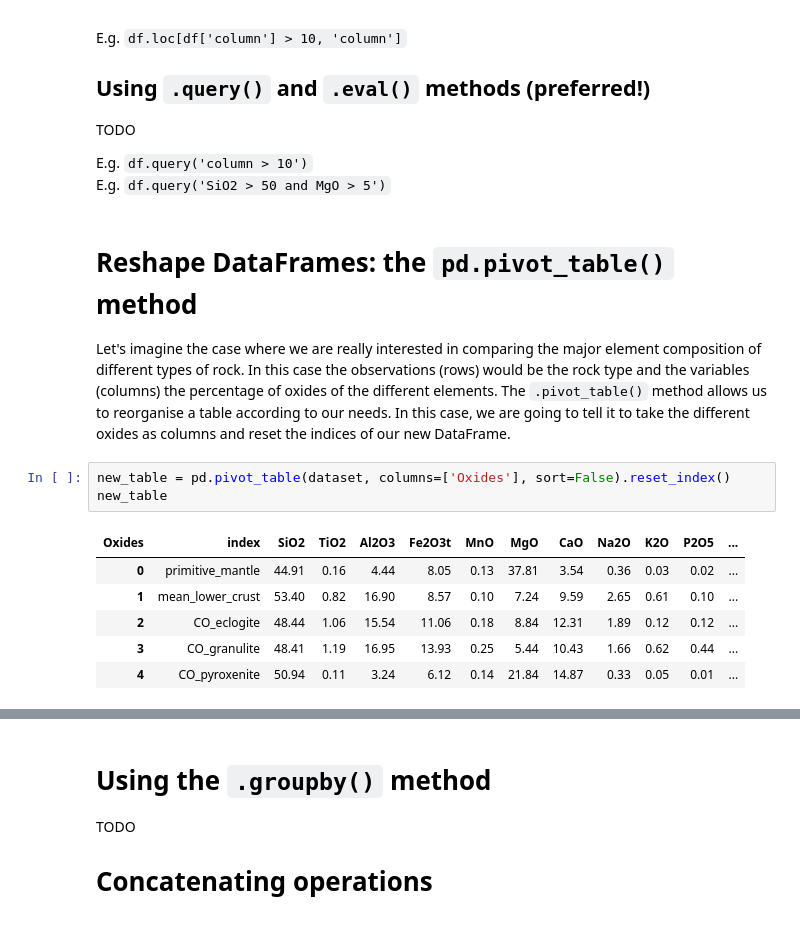
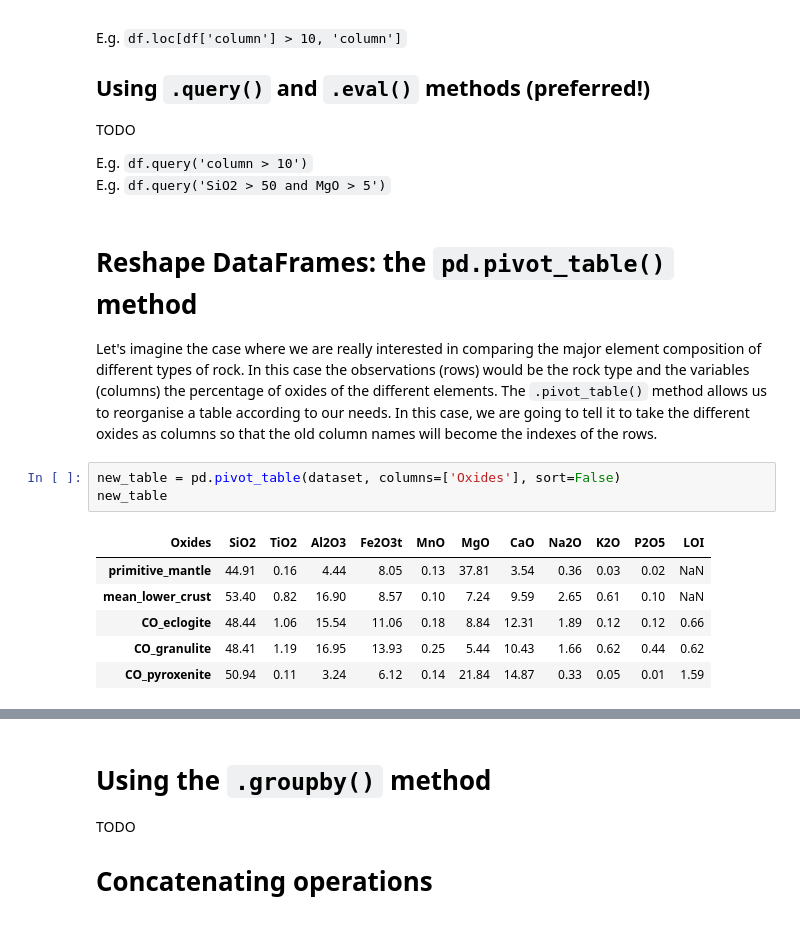
Before and after one commit to marcoalopez/Python_course, a Jupyter notebook: notebooks/Pandas_walkthrough.ipynb, the cells around one changed output, grey strips where cells are left out. Cells and saved outputs as stored; diff of their text form.

```diff
--- a/notebooks/Pandas_walkthrough.ipynb
+++ b/notebooks/Pandas_walkthrough.ipynb
@@ -380,14 +380,14 @@ E.g. ``df.query('SiO2 > 50 and MgO > 5')``
 # %% [markdown]
 # Reshape DataFrames: the ``pd.pivot_table()`` method
 
-Let's imagine the case where we are really interested in comparing the major element composition of different types of rock. In this case the observations (rows) would be the rock type and the variables (columns) the percentage of oxides of the different elements. The ``.pivot_table()`` method allows us to reorganise a table according to our needs. In this case, we are going to tell it to take the different oxides as columns and reset the indices of our new DataFrame.
+Let's imagine the case where we are really interested in comparing the major element composition of different types of rock. In this case the observations (rows) would be the rock type and the variables (columns) the percentage of oxides of the different elements. The ``.pivot_table()`` method allows us to reorganise a table according to our needs. In this case, we are going to tell it to take the different oxides as columns so that the old column names will become the indexes of the rows.
 # %%
-new_table = pd.pivot_table(dataset, columns=['Oxides'], sort=False).reset_index()
+new_table = pd.pivot_table(dataset, columns=['Oxides'], sort=False)
 new_table
 # %% [output]
-| Oxides | index | SiO2 | TiO2 | Al2O3 | Fe2O3t | MnO | MgO | CaO | Na2O | K2O | P2O5 | ... |
-| 0 | primitive_mantle | 44.91 | 0.16 | 4.44 | 8.05 | 0.13 | 37.81 | 3.54 | 0.36 | 0.03 | 0.02 | ... |
-| 1 | mean_lower_crust | 53.40 | 0.82 | 16.90 | 8.57 | 0.10 | 7.24 | 9.59 | 2.65 | 0.61 | 0.10 | ... |
-| 2 | CO_eclogite | 48.44 | 1.06 | 15.54 | 11.06 | 0.18 | 8.84 | 12.31 | 1.89 | 0.12 | 0.12 | ... |
-| 3 | CO_granulite | 48.41 | 1.19 | 16.95 | 13.93 | 0.25 | 5.44 | 10.43 | 1.66 | 0.62 | 0.44 | ... |
-| 4 | CO_pyroxenite | 50.94 | 0.11 | 3.24 | 6.12 | 0.14 | 21.84 | 14.87 | 0.33 | 0.05 | 0.01 | ... |
+| Oxides | SiO2 | TiO2 | Al2O3 | Fe2O3t | MnO | MgO | CaO | Na2O | K2O | P2O5 | LOI |
+| primitive_mantle | 44.91 | 0.16 | 4.44 | 8.05 | 0.13 | 37.81 | 3.54 | 0.36 | 0.03 | 0.02 | NaN |
+| mean_lower_crust | 53.40 | 0.82 | 16.90 | 8.57 | 0.10 | 7.24 | 9.59 | 2.65 | 0.61 | 0.10 | NaN |
+| CO_eclogite | 48.44 | 1.06 | 15.54 | 11.06 | 0.18 | 8.84 | 12.31 | 1.89 | 0.12 | 0.12 | 0.66 |
+| CO_granulite | 48.41 | 1.19 | 16.95 | 13.93 | 0.25 | 5.44 | 10.43 | 1.66 | 0.62 | 0.44 | 0.62 |
+| CO_pyroxenite | 50.94 | 0.11 | 3.24 | 6.12 | 0.14 | 21.84 | 14.87 | 0.33 | 0.05 | 0.01 | 1.59 |
```
Also changed, not shown: parts of 4 cells of this notebook.
